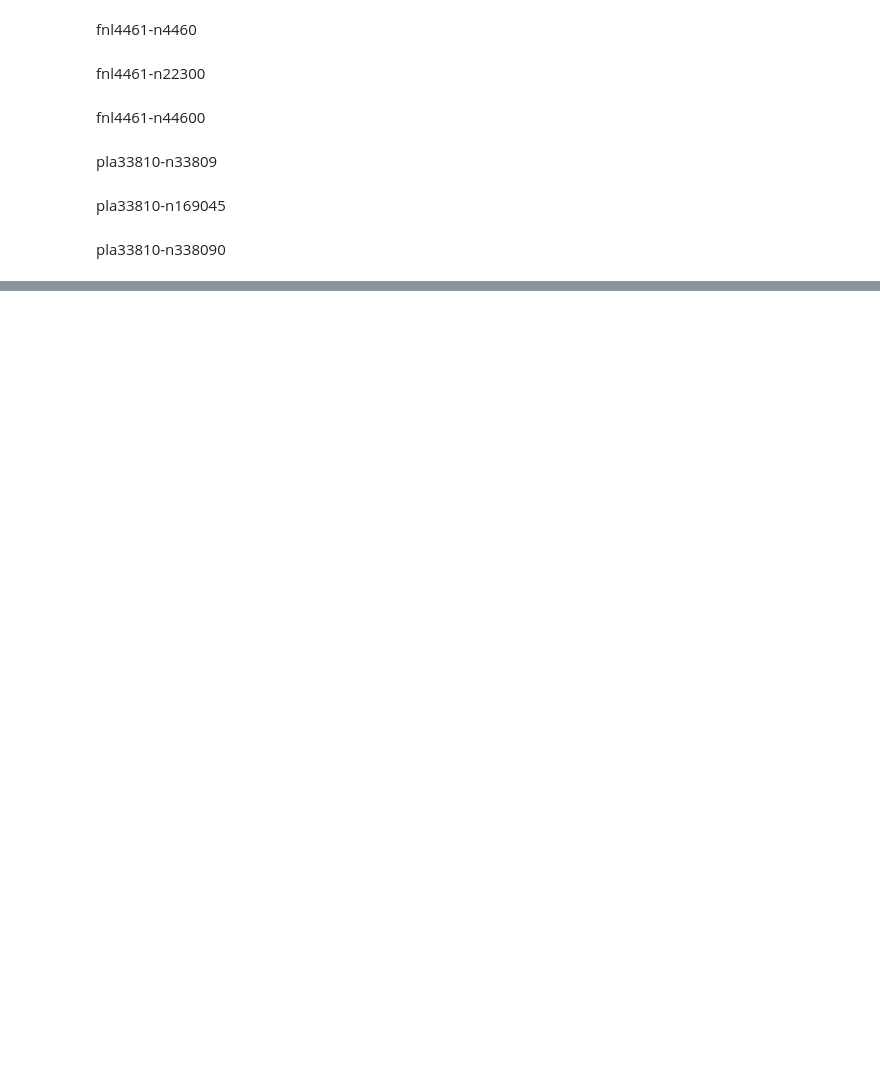
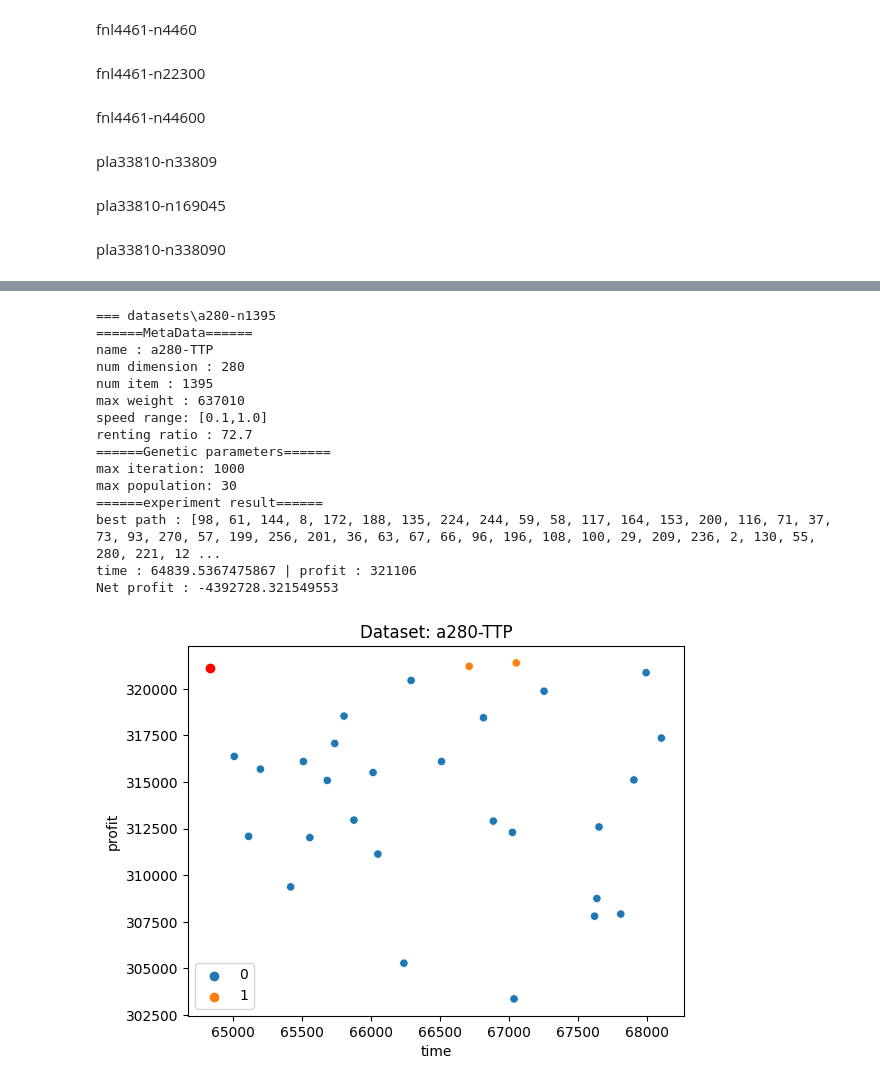
Before and after one commit to thatbeer/Nature_inspired, a Jupyter notebook: project02/pso.ipynb, the cells around one changed output, grey strips where cells are left out. Cells and saved outputs as stored; diff of their text form; code cells hidden in the pictures; blank space fills up the shorter version.

```diff
--- a/project02/pso.ipynb
+++ b/project02/pso.ipynb
@@ -702,0 +1060,25 @@ pla33810-n338090
+# %%
+num_particles = 30
+iterations = 1000
+pdata0 = read_problem(path[0])
+pso0 = PSO(pdata0,num_particles,iterations)
+pres0 = pso0.run()
+print(f"=== {path[0].split('/')[-1].split('.')[0]}")
+plot_experiment_results2(pdata0,pso0,pres0)
+# %% [output]
+=== datasets\a280-n1395
+======MetaData======
+name : a280-TTP
+num dimension : 280
+num item : 1395
+max weight : 637010
+speed range: [0.1,1.0]
+renting ratio : 72.7
+======Genetic parameters======
+max iteration: 1000
+max population: 30
+======experiment result======
+best path : [98, 61, 144, 8, 172, 188, 135, 224, 244, 59, 58, 117, 164, 153, 200, 116, 71, 37, 73, 93, 270, 57, 199, 256, 201, 36, 63, 67, 66, 96, 196, 108, 100, 29, 209, 236, 2, 130, 55, 280, 221, 12 ...
+time : 64839.5367475867 | profit : 321106
+Net profit : -4392728.321549553
+[figure, added]
```
Also changed, not shown: parts of 11 cells of this notebook, 9 other files.
